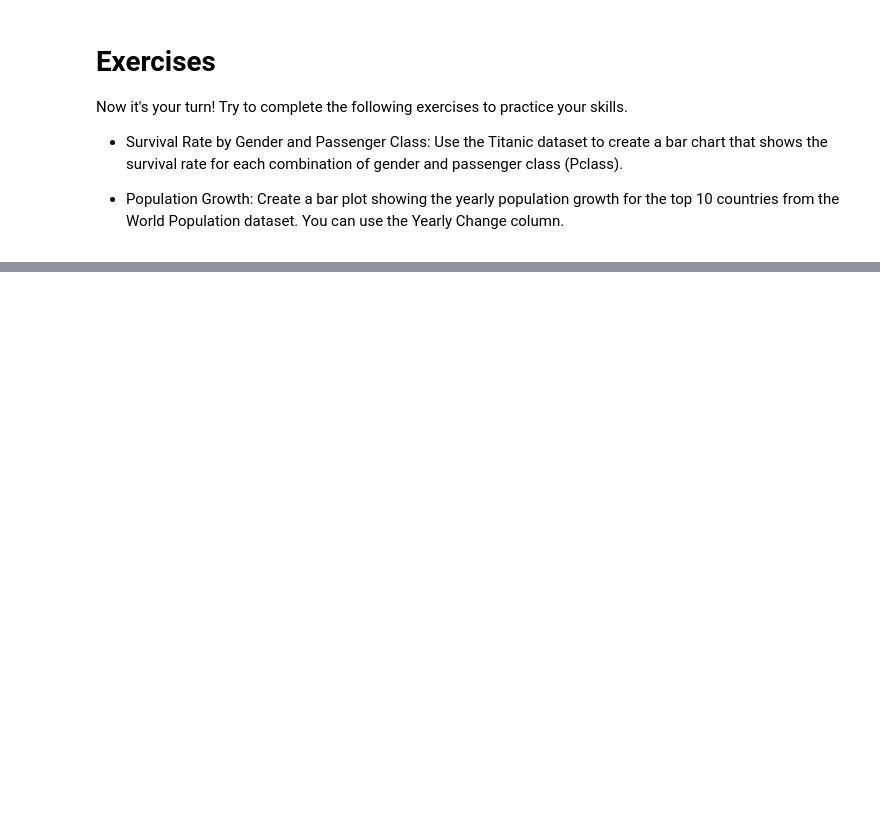
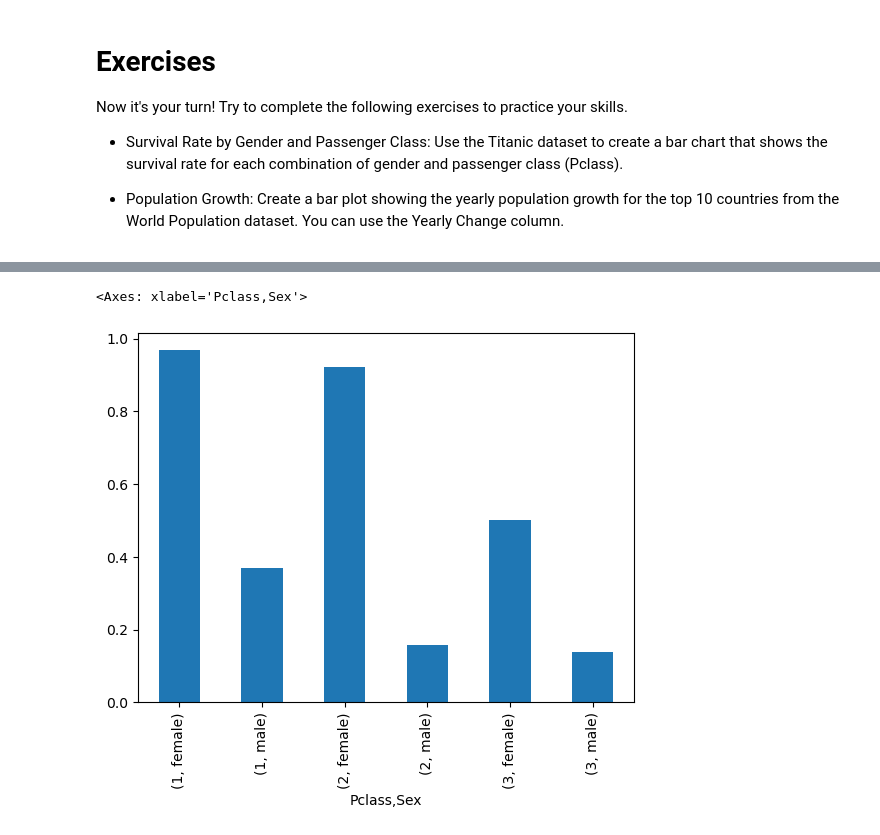
Before and after one commit to ali-commits/introduction-datascience-python-book, a Jupyter notebook: 01 intro-data-analytics-pandas.ipynb, the cells around one changed output, grey strips where cells are left out. Saved outputs shown, nothing was run; the diff lists cells and outputs as text; code cells hidden in the pictures; blank space fills up the shorter version.

```diff
--- a/01 intro-data-analytics-pandas.ipynb
+++ b/01 intro-data-analytics-pandas.ipynb
@@ -133,0 +136,7 @@ Now it's your turn! Try to complete the following exercises to practice your ski
+# %%
+servivors_rate_df = titanic_df.groupby(["Pclass", "Sex"])["Survived"].mean()
+
+servivors_rate_df.plot(kind="bar")
+# %% [output]
+<Axes: xlabel='Pclass,Sex'>
+[figure, added]
```
Also changed, not shown: parts of 25 cells of this notebook.
